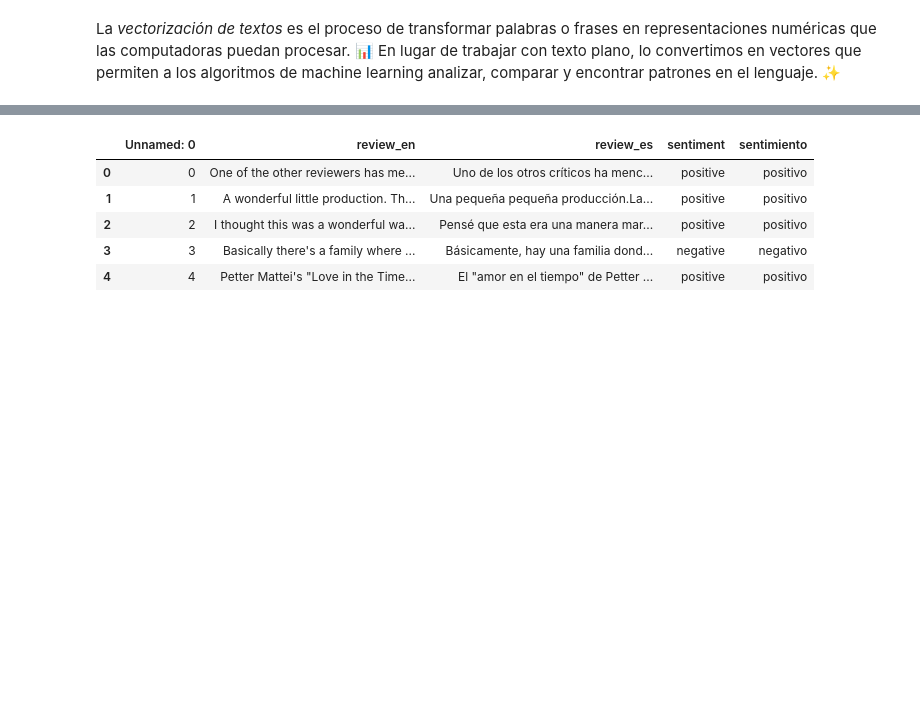
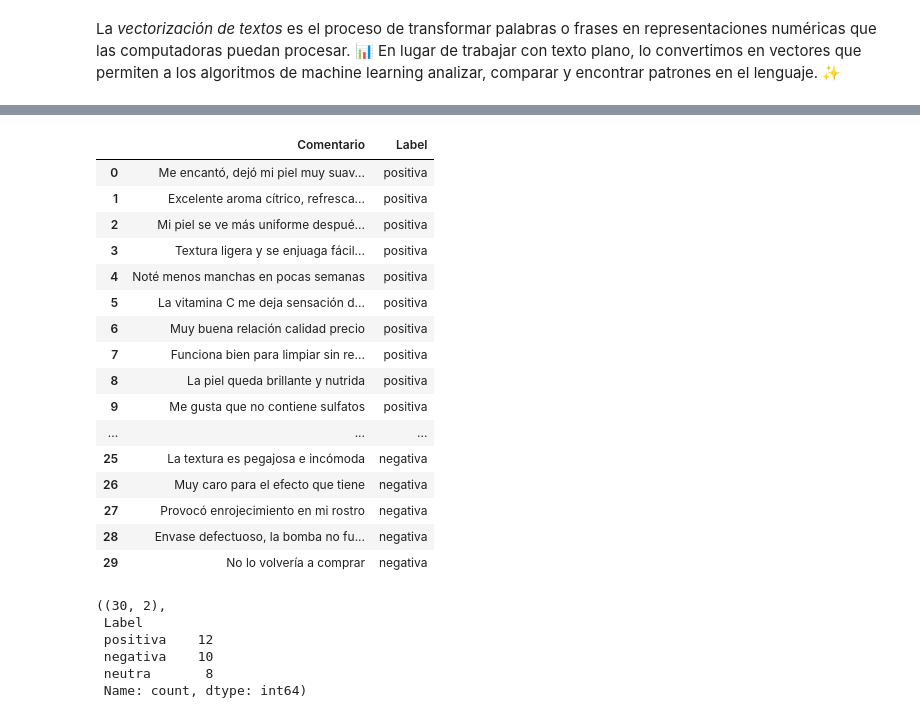
Before and after one commit to zyntonyson/bootcamp_ds_da, a Jupyter notebook: 16-ds-analisis-textos/31-nlp.ipynb, the cells around one changed output, grey strips where cells are left out. Saved outputs shown, nothing was run; the diff lists cells and outputs as text; code cells hidden in the pictures; blank space fills up the shorter version.

```diff
--- a/16-ds-analisis-textos/31-nlp.ipynb
+++ b/16-ds-analisis-textos/31-nlp.ipynb
@@ -25,9 +37,30 @@ with zipfile.ZipFile("./dataset_webinar/imdb_dataset.zip", 'r') as zip_ref:
 # %%
-pd.read_csv("./dataset_webinar/IMDB Dataset SPANISH.csv").head()
+opiniones=pd.read_csv("https://raw.githubusercontent.com/zyntonyson/bootcamp_ds_da/refs/heads/main/16-ds-analisis-textos/opiniones_garnier.csv")
+opiniones
 # %% [output]
-|  | Unnamed: 0 | review_en | review_es | sentiment | sentimiento |
-| 0 | 0 | One of the other reviewers has me... | Uno de los otros críticos ha menc... | positive | positivo |
-| 1 | 1 | A wonderful little production. Th... | Una pequeña pequeña producción.La... | positive | positivo |
-| 2 | 2 | I thought this was a wonderful wa... | Pensé que esta era una manera mar... | positive | positivo |
-| 3 | 3 | Basically there's a family where ... | Básicamente, hay una familia dond... | negative | negativo |
-| 4 | 4 | Petter Mattei's "Love in the Time... | El "amor en el tiempo" de Petter ... | positive | positivo |
+|  | Comentario | Label |
+| 0 | Me encantó, dejó mi piel muy suav... | positiva |
+| 1 | Excelente aroma cítrico, refresca... | positiva |
+| 2 | Mi piel se ve más uniforme despué... | positiva |
+| 3 | Textura ligera y se enjuaga fácil... | positiva |
+| 4 | Noté menos manchas en pocas semanas | positiva |
+| 5 | La vitamina C me deja sensación d... | positiva |
+| 6 | Muy buena relación calidad precio | positiva |
+| 7 | Funciona bien para limpiar sin re... | positiva |
+| 8 | La piel queda brillante y nutrida | positiva |
+| 9 | Me gusta que no contiene sulfatos | positiva |
+| ... | ... | ... |
+| 25 | La textura es pegajosa e incómoda | negativa |
+| 26 | Muy caro para el efecto que tiene | negativa |
+| 27 | Provocó enrojecimiento en mi rostro | negativa |
+| 28 | Envase defectuoso, la bomba no fu... | negativa |
+| 29 | No lo volvería a comprar | negativa |
+# %%
+opiniones.shape, opiniones.Label.value_counts()
+# %% [output]
+((30, 2),
+ Label
+ positiva    12
+ negativa    10
+ neutra       8
+ Name: count, dtype: int64)
```
Also changed, not shown: parts of 14 cells of this notebook, 1 other file.
